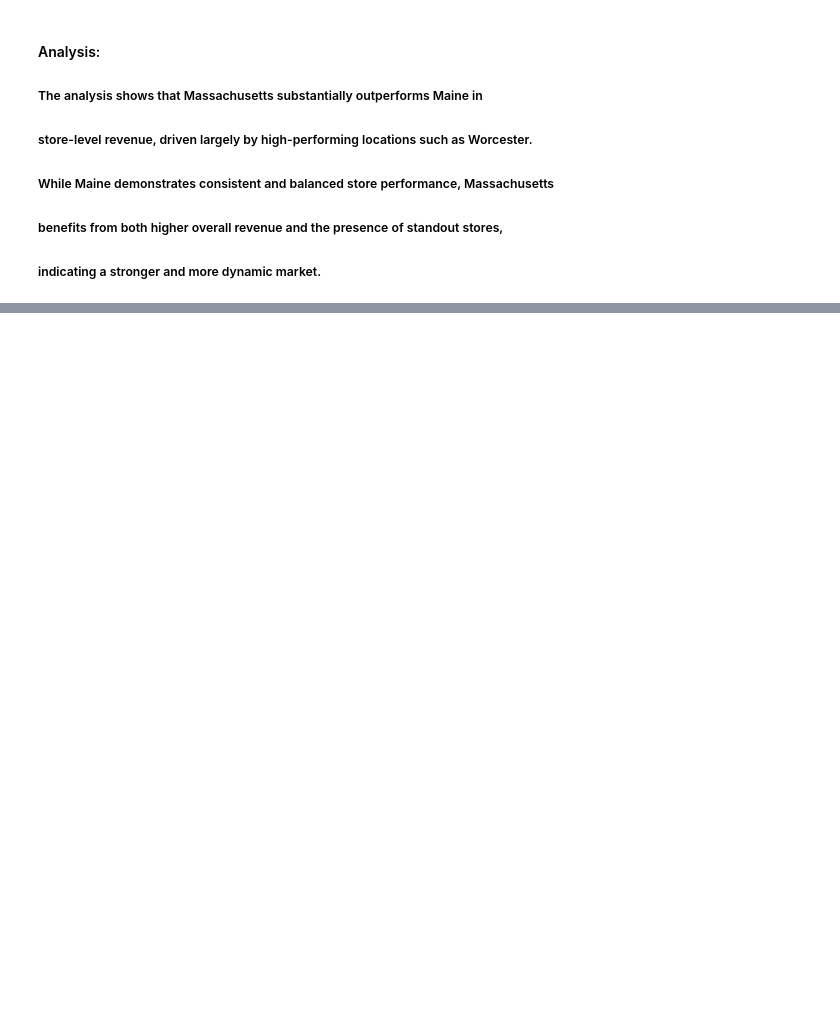
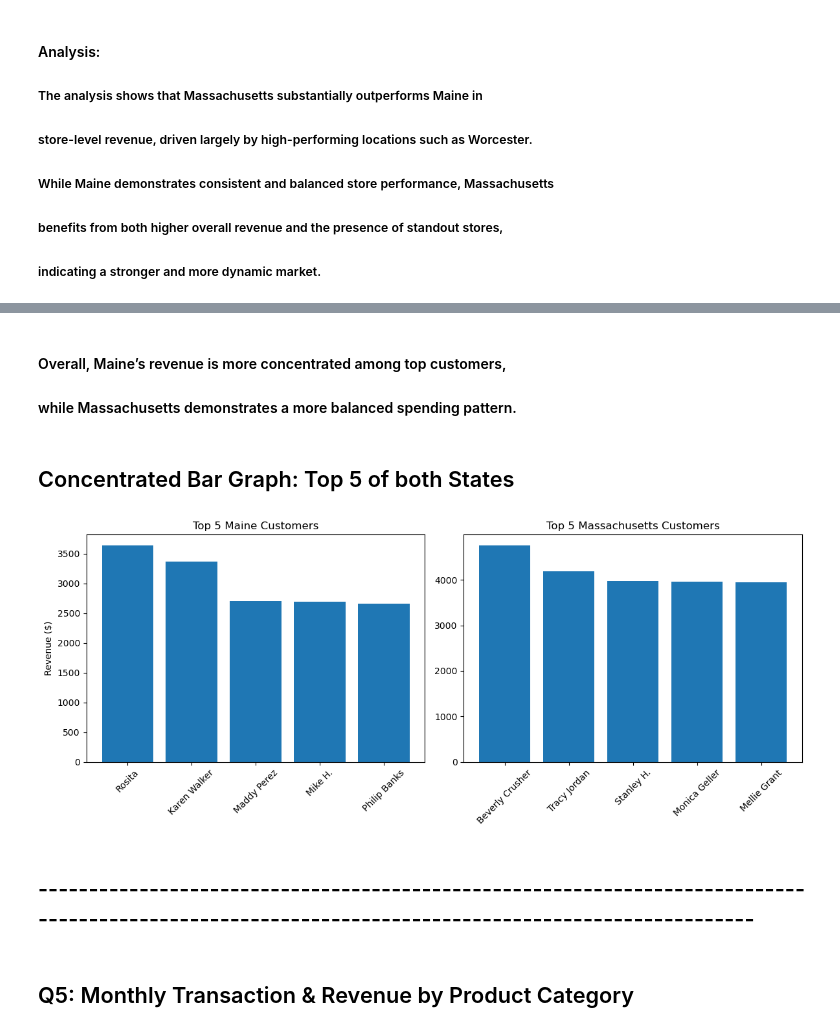
Before and after one commit to naomitewolde9-design/Capstone_2, a Jupyter notebook: Tewolde_sales_analysis.ipynb, the cells around one changed output, grey strips where cells are left out. Saved outputs shown, nothing was run; the diff lists cells and outputs as text; code cells hidden in the pictures; blank space fills up the shorter version.

```diff
--- a/Tewolde_sales_analysis.ipynb
+++ b/Tewolde_sales_analysis.ipynb
@@ -445,0 +466,7 @@ plt.show()
+# %%
+# sort results
+customer_performance = customer_performance.sort_values(['State', 'Rank'])
+
+# separate tables
+maine_customers = customer_performance[customer_performance['State'] == 'Maine']
+mass_customers = customer_performance[customer_performance['State'] == 'Massachusetts']
@@ -445,0 +513,11 @@ plt.show()
+# %%
+top_customer_share = customer_performance.copy()
+
+top_customer_share['Total State Sales'] = top_customer_share.groupby('State')['Sale Amount'].transform('sum')
+
+top_customer_share['Contribution %'] = (
+    top_customer_share['Sale Amount'] / top_customer_share['Total State Sales']
+) * 100
+# %%
+maine_contribution = top_customer_share[top_customer_share['State'] == 'Maine']
+maine_contribution.head()
@@ -445,0 +531,3 @@ plt.show()
+# %%
+mass_contribution = top_customer_share[top_customer_share['State'] == 'Massachusetts']
+mass_contribution.head()
@@ -445,0 +551,32 @@ plt.show()
+# %% [markdown]
+#### Overall, Maine’s revenue is more concentrated among top customers,
+#### while Massachusetts demonstrates a more balanced spending pattern.
+# %% [markdown]
+## Concentrated Bar Graph: Top 5 of both States
+# %%
+# get top 5 only
+maine_top5 = maine_contribution[maine_contribution['Rank'] <= 5].sort_values('Rank')
+mass_top5 = mass_contribution[mass_contribution['Rank'] <= 5].sort_values('Rank')
+
+# create side-by-side charts
+fig, axes = plt.subplots(1, 2, figsize=(12,5))
+
+# Maine chart
+axes[0].bar(maine_top5['Name'], maine_top5['Sale Amount'])
+axes[0].set_title('Top 5 Maine Customers')
+axes[0].set_ylabel("Revenue ($)")
+axes[0].tick_params(axis='x', rotation=45)
+
+# Massachusetts chart
+axes[1].bar(mass_top5['Name'], mass_top5['Sale Amount'])
+axes[1].set_title('Top 5 Massachusetts Customers')
+axes[1].tick_params(axis='x', rotation=45) # for readability
+
+plt.tight_layout()
+plt.show()
+# %% [output]
+[figure, added]
+# %% [markdown]
+## ---------------------------------------------------------------------------------------------------------------------------------------------------
+# %% [markdown]
+## Q5: Monthly Transaction & Revenue by Product Category
```
Also changed, not shown: parts of 46 cells of this notebook.
